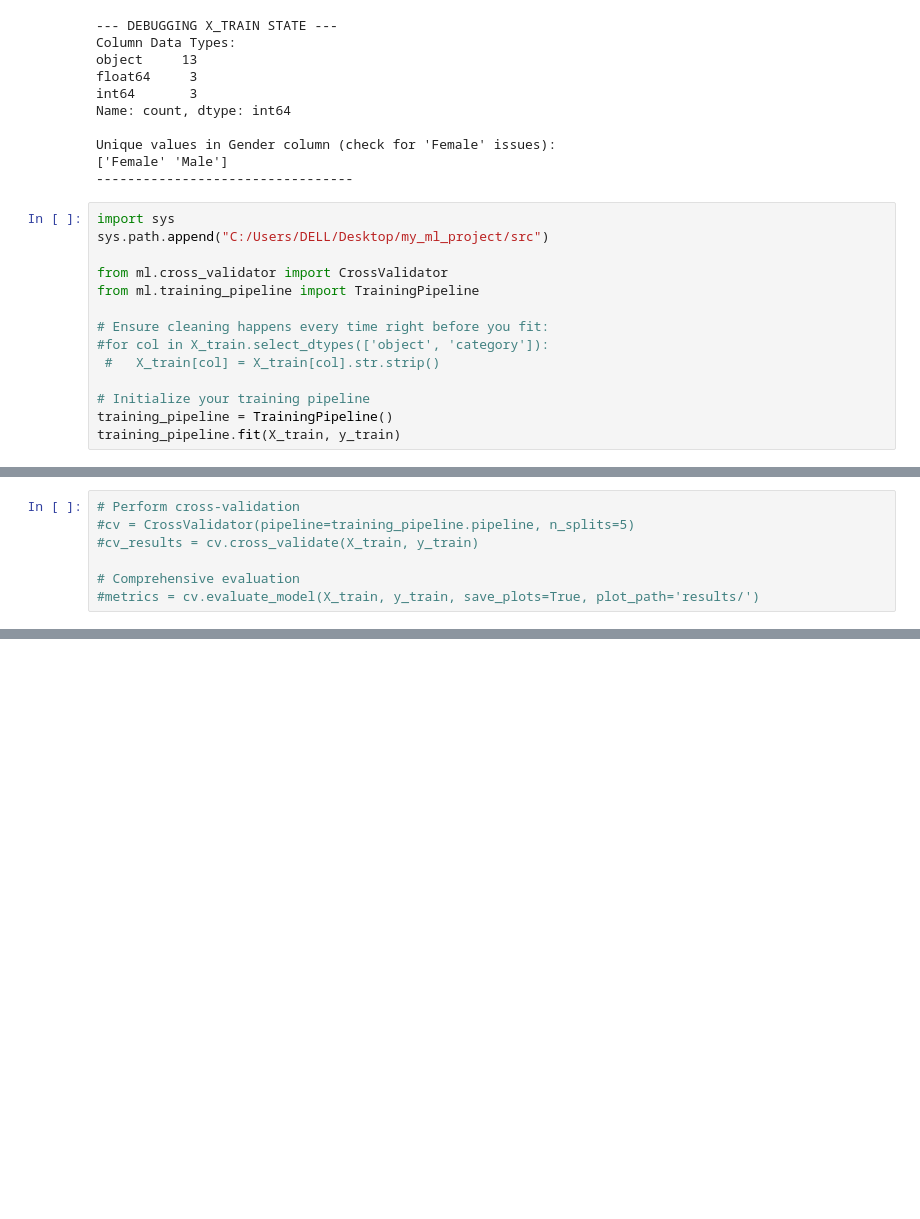
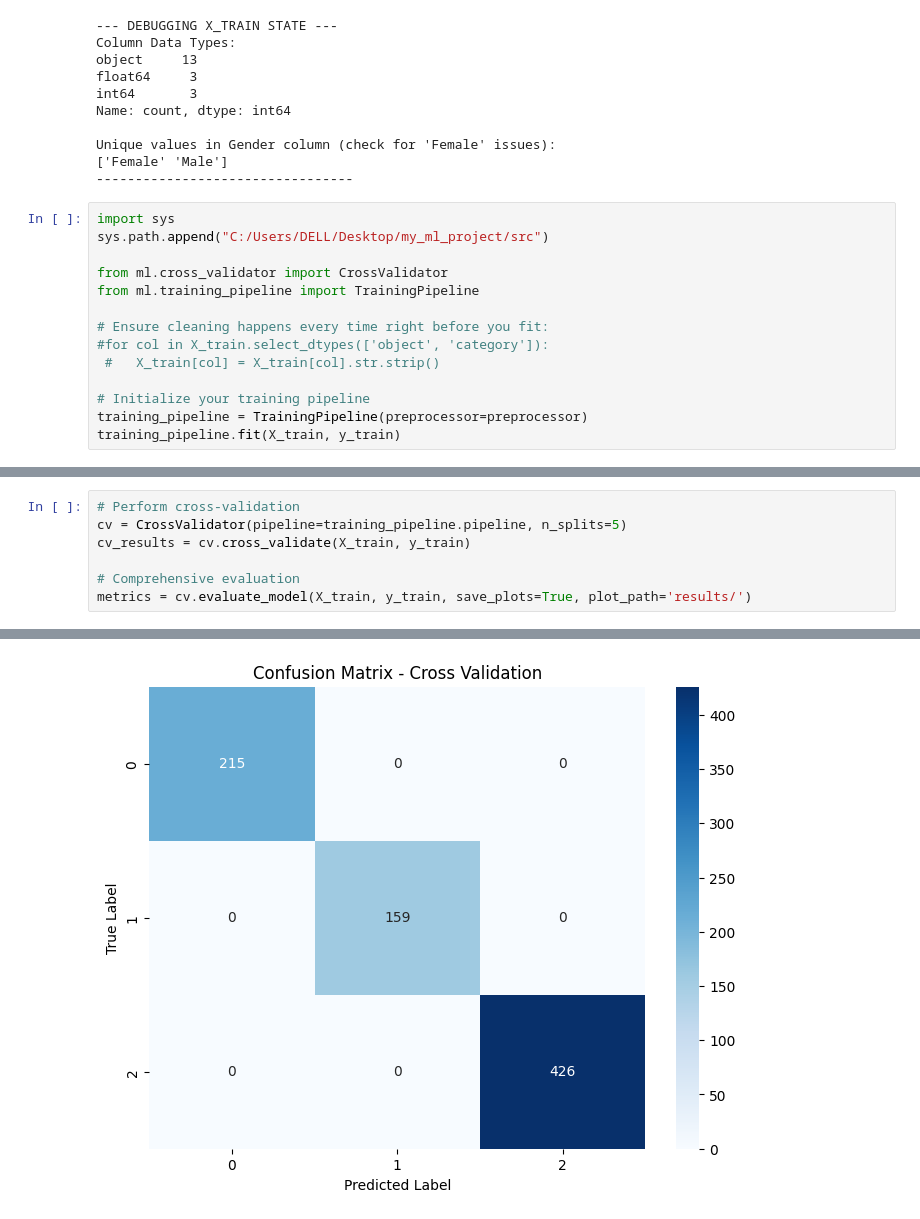
Before and after one commit to Sammyjaypilot/my_ml_project, a Jupyter notebook: notebook/eda.ipynb, the cells around one changed output, grey strips where cells are left out. Cells and saved outputs as stored; diff of their text form; blank space fills up the shorter version.

```diff
--- a/notebook/eda.ipynb
+++ b/notebook/eda.ipynb
@@ -515,6 +535,6 @@ from ml.training_pipeline import TrainingPipeline
  #   X_train[col] = X_train[col].str.strip()
 
 # Initialize your training pipeline
-training_pipeline = TrainingPipeline()
+training_pipeline = TrainingPipeline(preprocessor=preprocessor)
 training_pipeline.fit(X_train, y_train)
 # %% [output]
@@ -527,7 +567,8 @@ DEBUG: Successfully loaded parameters.
 # %%
 # Perform cross-validation
-#cv = CrossValidator(pipeline=training_pipeline.pipeline, n_splits=5)
-#cv_results = cv.cross_validate(X_train, y_train)
+cv = CrossValidator(pipeline=training_pipeline.pipeline, n_splits=5)
+cv_results = cv.cross_validate(X_train, y_train)
 
 # Comprehensive evaluation
-#metrics = cv.evaluate_model(X_train, y_train, save_plots=True, plot_path='results/')
+metrics = cv.evaluate_model(X_train, y_train, save_plots=True, plot_path='results/')
+# %% [output]
@@ -533,0 +592 @@ DEBUG: Successfully loaded parameters.
+[figure, added]
```
Also changed, not shown: parts of 10 cells of this notebook, 4 other files.
